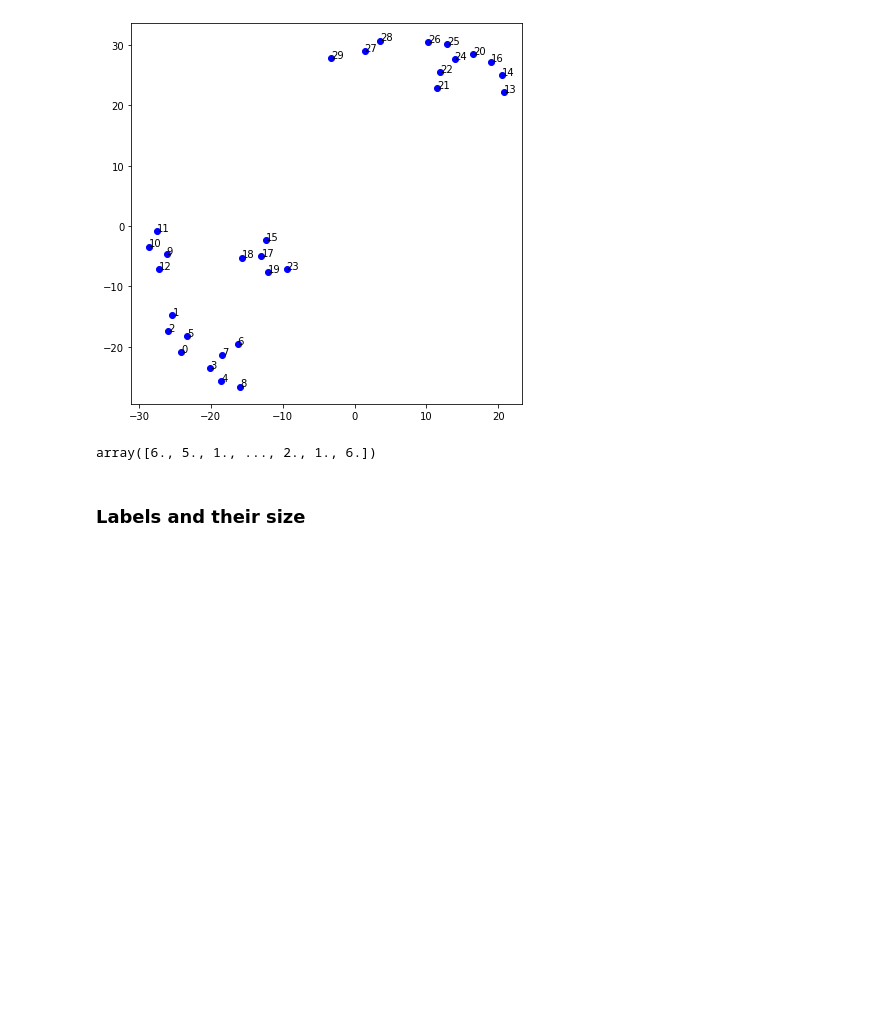
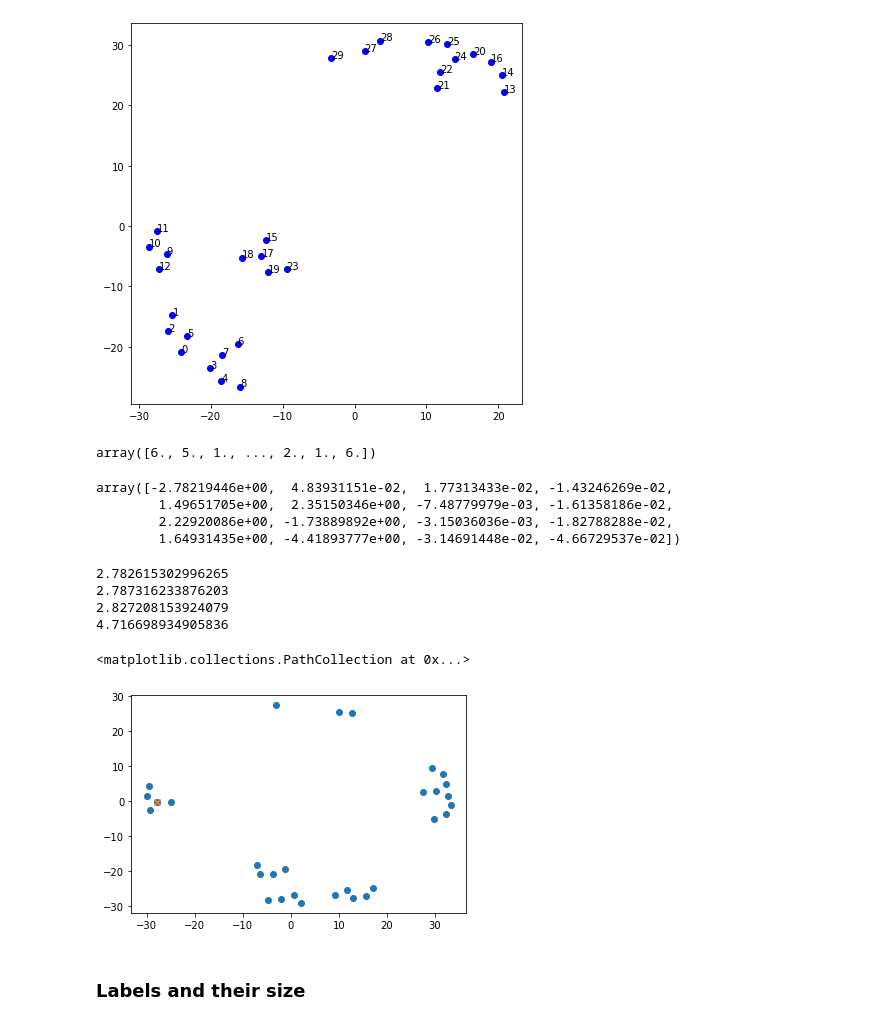
Before and after one commit to AyutoUeda/research, a Jupyter notebook: 30droplets/30droplets.ipynb, the cells around one changed output. Saved outputs shown, nothing was run; the diff lists cells and outputs as text; code cells hidden in the pictures; blank space fills up the shorter version.

```diff
--- a/30droplets/30droplets.ipynb
+++ b/30droplets/30droplets.ipynb
@@ -76,6 +76,30 @@ labels, data_d_and_angle = data()
 labels
 # %% [output]
 array([6., 5., 1., ..., 2., 1., 6.])
+# %%
+data_d_and_angle[0]
+# %% [output]
+array([-2.78219446e+00,  4.83931151e-02,  1.77313433e-02, -1.43246269e-02,
+        1.49651705e+00,  2.35150346e+00, -7.48779979e-03, -1.61358186e-02,
+        2.22920086e+00, -1.73889892e+00, -3.15036036e-03, -1.82788288e-02,
+        1.64931435e+00, -4.41893777e+00, -3.14691448e-02, -4.66729537e-02])
+# %%
+t_list = []
+for i in range(4):
+    distance = math.sqrt(data_d_and_angle[0,i*4] ** 2 + data_d_and_angle[0,i*4+1] ** 2)
+    print(distance )
+    t_list.append(distance)
+# %% [output]
+2.782615302996265
+2.787316233876203
+2.827208153924079
+4.716698934905836
+# %%
+plt.scatter(df_to_use[0,::2], df_to_use[0,1::2])
+plt.scatter(df_to_use[0,17*2], df_to_use[0,17*2+1], marker="x")
+# %% [output]
+<matplotlib.collections.PathCollection at 0x...>
+[figure, added]
 # %% [markdown]
 ### Labels and their size
 # %%
```
Also changed, not shown: parts of 7 cells of this notebook.
